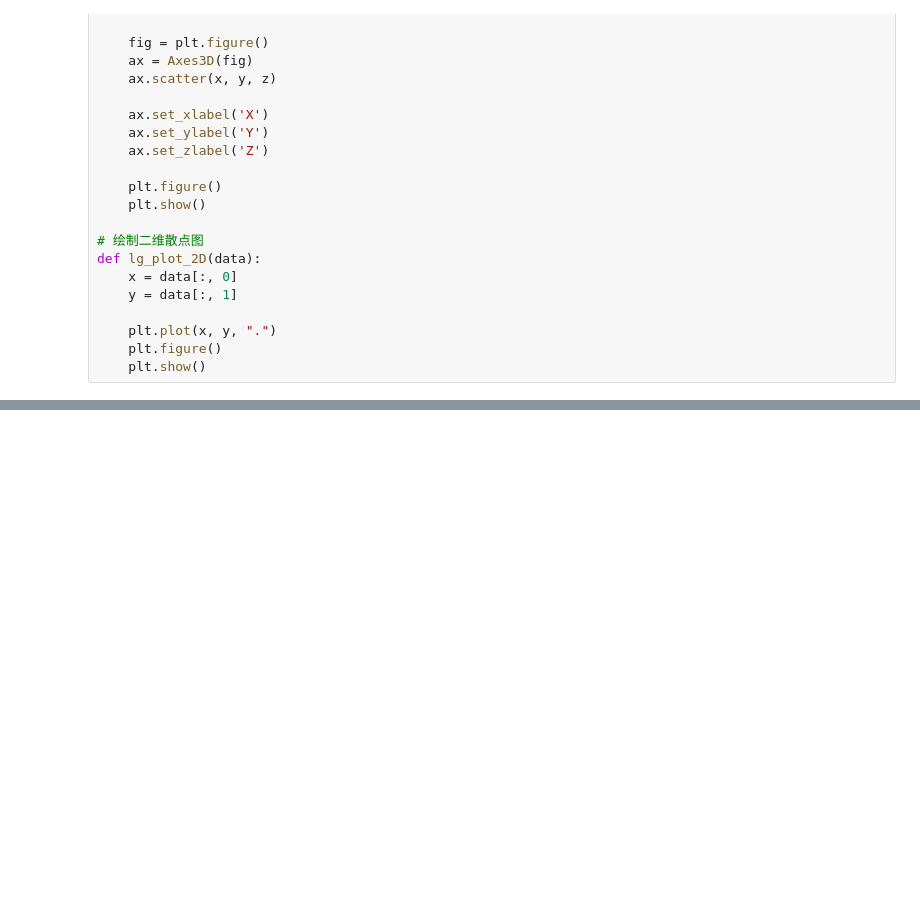
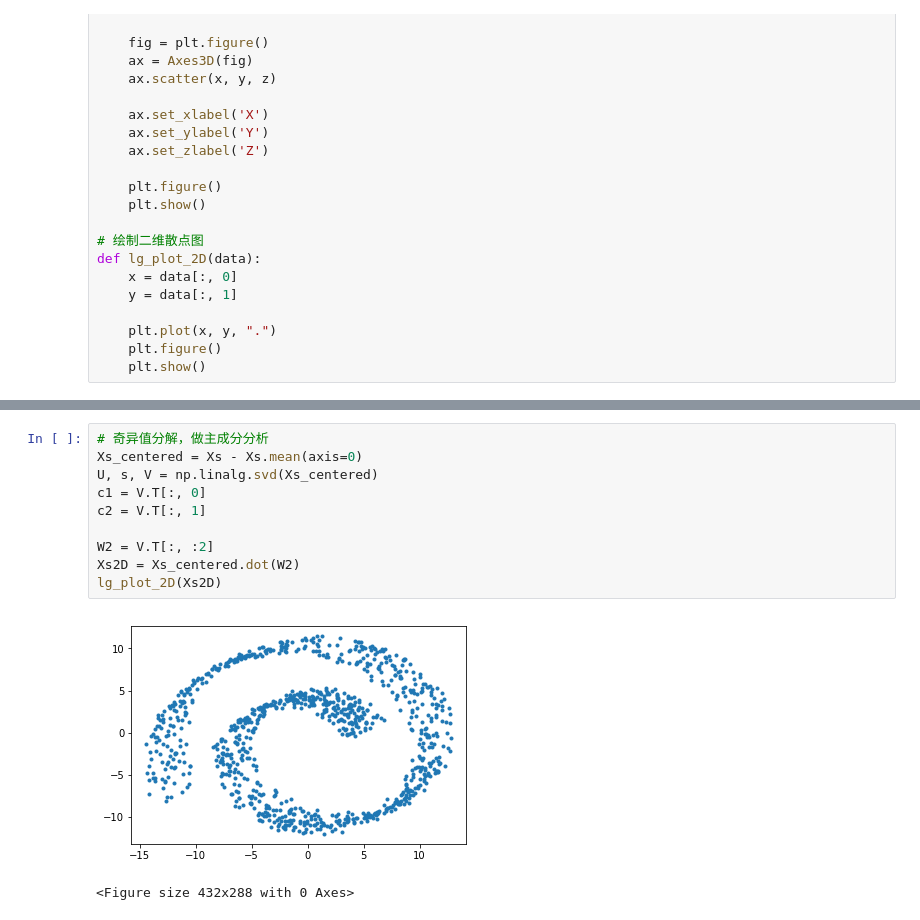
Before and after one commit to ligang945/hands_on_machine_learning_with_scikit_learn_and_tensorflow, a Jupyter notebook: ch8 PCA.ipynb, the cells around one changed output, grey strips where cells are left out. Drawn from its saved outputs; the diff is of its cells as text; blank space fills up the shorter version.

```diff
--- a/ch8 PCA.ipynb
+++ b/ch8 PCA.ipynb
@@ -89,0 +99,13 @@ lg_plot_2D(X2D)
+# %%
+# 奇异值分解，做主成分分析
+Xs_centered = Xs - Xs.mean(axis=0)
+U, s, V = np.linalg.svd(Xs_centered)
+c1 = V.T[:, 0]
+c2 = V.T[:, 1]
+
+W2 = V.T[:, :2]
+Xs2D = Xs_centered.dot(W2)
+lg_plot_2D(Xs2D)
+# %% [output]
+[figure, added]
+<Figure size 432x288 with 0 Axes>
```
Also changed, not shown: parts of 4 cells of this notebook.
